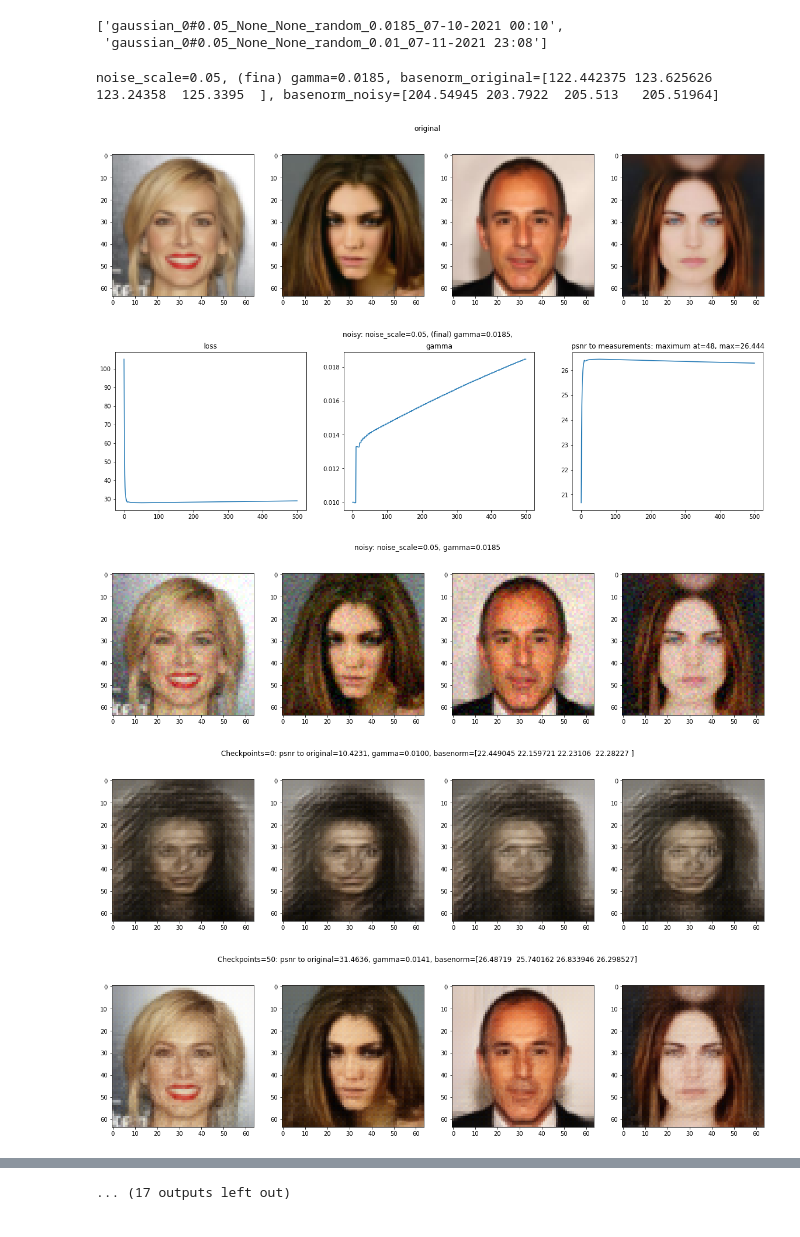
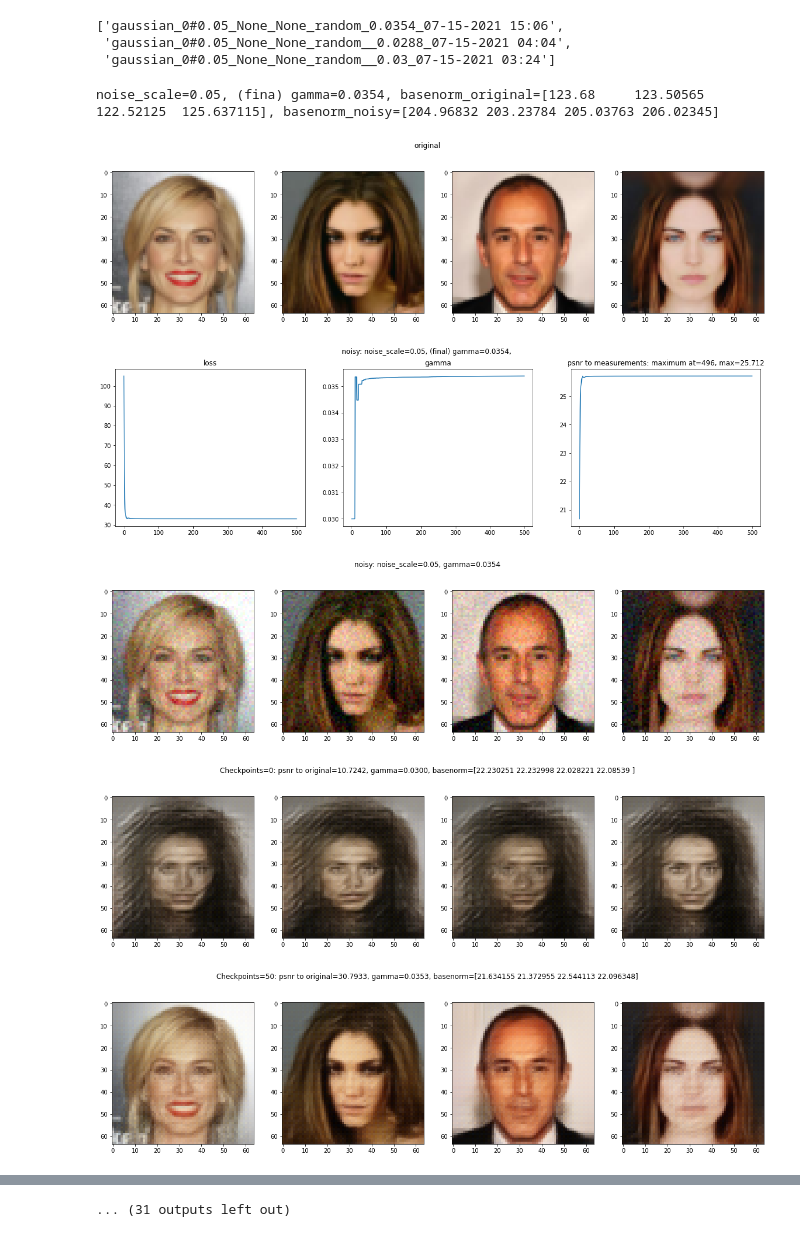
Before and after one commit to lliutianc/GlowIP, a Jupyter notebook: results/celeba/denoise_gaussian_bilevel.ipynb, the cells around one changed output, grey strips where cells are left out. Saved outputs shown, nothing was run; the diff lists cells and outputs as text; code cells hidden in the pictures.

```diff
--- a/results/celeba/denoise_gaussian_bilevel.ipynb
+++ b/results/celeba/denoise_gaussian_bilevel.ipynb
@@ -11,14 +11,15 @@ target = 'gaussian'
 # %%
 results = []
 for trial in os.listdir('denoise/'):
-    if trial.split('_')[0] == target and '07-1' in trial and 'householder' not in trial:
+    if trial.split('_')[0] == target and '07-15' in trial and 'householder' not in trial:
         results.append(trial)
 
 results.sort()
 results
 # %% [output]
-['gaussian_0#0.05_None_None_random_0.0185_07-10-2021 00:10',
- 'gaussian_0#0.05_None_None_random_0.01_07-11-2021 23:08']
+['gaussian_0#0.05_None_None_random_0.0354_07-15-2021 15:06',
+ 'gaussian_0#0.05_None_None_random__0.0288_07-15-2021 04:04',
+ 'gaussian_0#0.05_None_None_random__0.03_07-15-2021 03:24']
 # %%
 def load_trained(path):
     path = os.path.join('denoise', path)
@@ -49,7 +50,7 @@ def l2norm(batch_data):
 original_showed = False
 
 for trial in results:
-    gamma = trial.split('_')[5]
+    gamma = trial.replace('__', '_').split('_')[5]
     noise_info = trial.split('_')[1]
     noise_loc, noise_scale = noise_info.split('#')
     noise, noisy, original, base_noisy, base_original, recovered_cps, base_cps, residual_curve, psnr_curve, gamma_curve = load_trained(trial)
@@ -79,37 +80,37 @@ for trial in results:
 
         _ = plt.suptitle(f'noisy: noise_scale={noise_scale}, (final) gamma={gamma}, ')
         _ = plt.show()
 
         fig, axes = plt.subplots(nrows=1, ncols=4, figsize=(20, 5))
         for noisy, ax in zip(noisy, axes):
             ax.imshow(noisy.transpose(0, 1, 2))
         _ = plt.suptitle(f'noisy: noise_scale={noise_scale}, gamma={gamma}')
         _ = plt.show()
 
         recovered_cps.sort(key=lambda h: int(h.split('_')[-1].replace('.npy', '')))
         for recovered, base in zip(recovered_cps, base_cps):
             checkpoints = recovered.split('_')[-1].replace('.npy', '')
 
             if int(checkpoints) % 50 == 0:
                 recovered = np.load(recovered)
                 base = np.load(base)
 
                 psnr = [compare_psnr(x, y) for x,y in zip(original, recovered)]
                 fig, axes = plt.subplots(nrows=1, ncols=4, figsize=(20, 5))
                 for recover, ax in zip(recovered, axes):
                     ax.imshow(recover.transpose(0, 1, 2))
                 gamma_checkpoint = gamma_curve[max(int(checkpoints) - 1, 0)]
                 _ = plt.suptitle(f'Checkpoints={checkpoints}: psnr to original={np.mean(psnr):.4f}, gamma={gamma_checkpoint:.4f}, basenorm={l2norm(base)}')
                 _ = plt.show()
     else:
         print('Failed')
     print('\n' * 3)
 # %% [output]
-noise_scale=0.05, (fina) gamma=0.0185, basenorm_original=[122.442375 123.625626 123.24358  125.3395  ], basenorm_noisy=[204.54945 203.7922  205.513   205.51964]
+noise_scale=0.05, (fina) gamma=0.0354, basenorm_original=[123.68     123.50565  122.52125  125.637115], basenorm_noisy=[204.96832 203.23784 205.03763 206.02345]
 [figure]
-[figure, old version]
+[figure, new version]
 [figure]
-[figure, old version]
+[figure, new version]
 [figure]
 [figure]
 [figure]
@@ -117,4 +118,4 @@ noise_scale=0.05, (fina) gamma=0.0185, basenorm_original=[122.442375 123.625626
 [figure]
 [figure]
 [figure]
-... (17 outputs left out)
+... (31 outputs left out)
```
Also changed, not shown: 2 other files.
